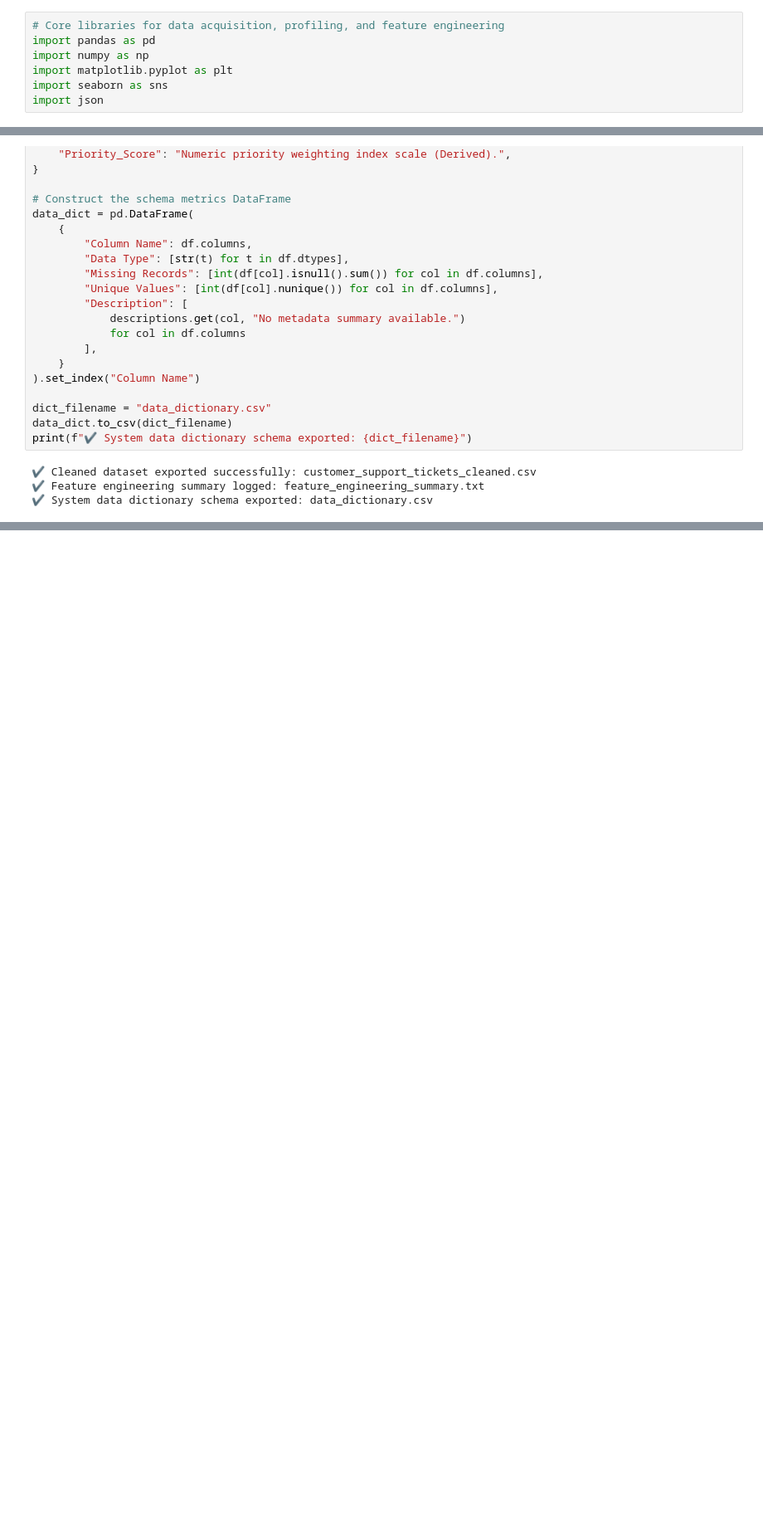
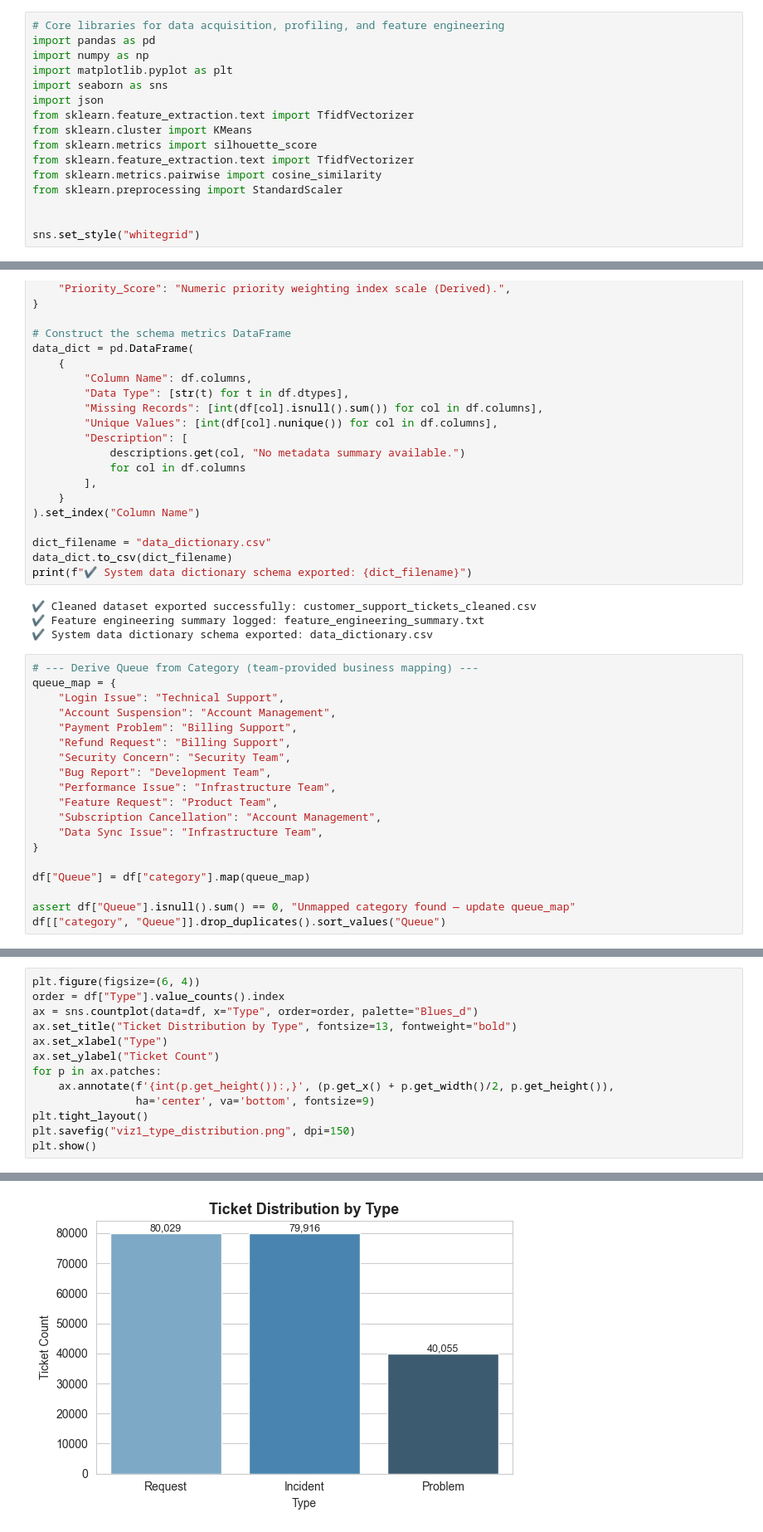
Before and after one commit to springboardmentor1210a/Supportlytics, a Jupyter notebook: Supportlytics.ipynb, the cells around one changed output, grey strips where cells are left out. Shown at 83% size. Cells and saved outputs as stored; diff of their text form; blank space fills up the shorter version.

```diff
--- a/Supportlytics.ipynb
+++ b/Supportlytics.ipynb
@@ -5,6 +5,15 @@ import numpy as np
 import matplotlib.pyplot as plt
 import seaborn as sns
 import json
+from sklearn.feature_extraction.text import TfidfVectorizer
+from sklearn.cluster import KMeans
+from sklearn.metrics import silhouette_score
+from sklearn.feature_extraction.text import TfidfVectorizer
+from sklearn.metrics.pairwise import cosine_similarity
+from sklearn.preprocessing import StandardScaler
+
+
+sns.set_style("whitegrid")
 # %%
 pd.set_option("display.max_columns", None)
 pd.set_option("display.width", 150)
@@ -399,3 +408,22 @@ print(f"✔️ System data dictionary schema exported: {dict_filename}")
 ✔️ Cleaned dataset exported successfully: customer_support_tickets_cleaned.csv
 ✔️ Feature engineering summary logged: feature_engineering_summary.txt
 ✔️ System data dictionary schema exported: data_dictionary.csv
+# %%
+# --- Derive Queue from Category (team-provided business mapping) ---
+queue_map = {
+    "Login Issue": "Technical Support",
+    "Account Suspension": "Account Management",
+    "Payment Problem": "Billing Support",
+    "Refund Request": "Billing Support",
+    "Security Concern": "Security Team",
+    "Bug Report": "Development Team",
+    "Performance Issue": "Infrastructure Team",
+    "Feature Request": "Product Team",
+    "Subscription Cancellation": "Account Management",
+    "Data Sync Issue": "Infrastructure Team",
+}
+
+df["Queue"] = df["category"].map(queue_map)
+
+assert df["Queue"].isnull().sum() == 0, "Unmapped category found — update queue_map"
+df[["category", "Queue"]].drop_duplicates().sort_values("Queue")
@@ -401,0 +442,14 @@ print(f"✔️ System data dictionary schema exported: {dict_filename}")
+# %%
+plt.figure(figsize=(6, 4))
+order = df["Type"].value_counts().index
+ax = sns.countplot(data=df, x="Type", order=order, palette="Blues_d")
+ax.set_title("Ticket Distribution by Type", fontsize=13, fontweight="bold")
+ax.set_xlabel("Type")
+ax.set_ylabel("Ticket Count")
+for p in ax.patches:
+    ax.annotate(f'{int(p.get_height()):,}', (p.get_x() + p.get_width()/2, p.get_height()),
+                ha='center', va='bottom', fontsize=9)
+plt.tight_layout()
+plt.savefig("viz1_type_distribution.png", dpi=150)
+plt.show()
+# %% [output]
@@ -401,0 +459 @@ print(f"✔️ System data dictionary schema exported: {dict_filename}")
+[figure, added]
```
Also changed, not shown: parts of 13 cells of this notebook.
